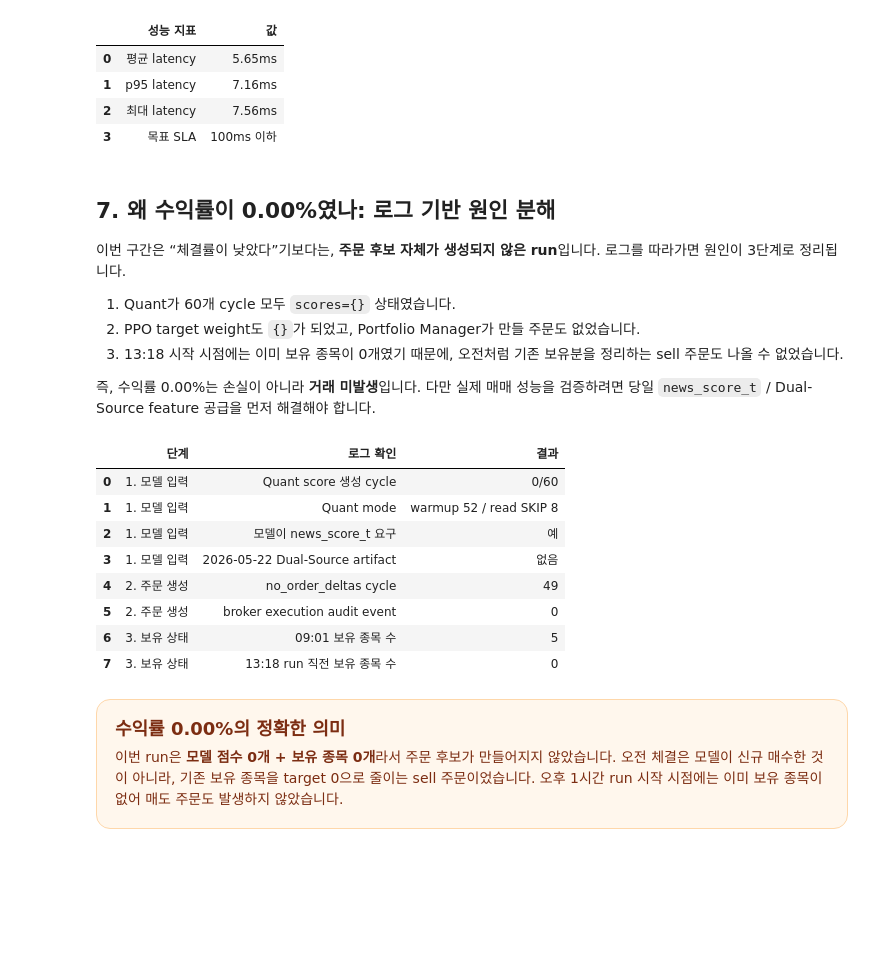
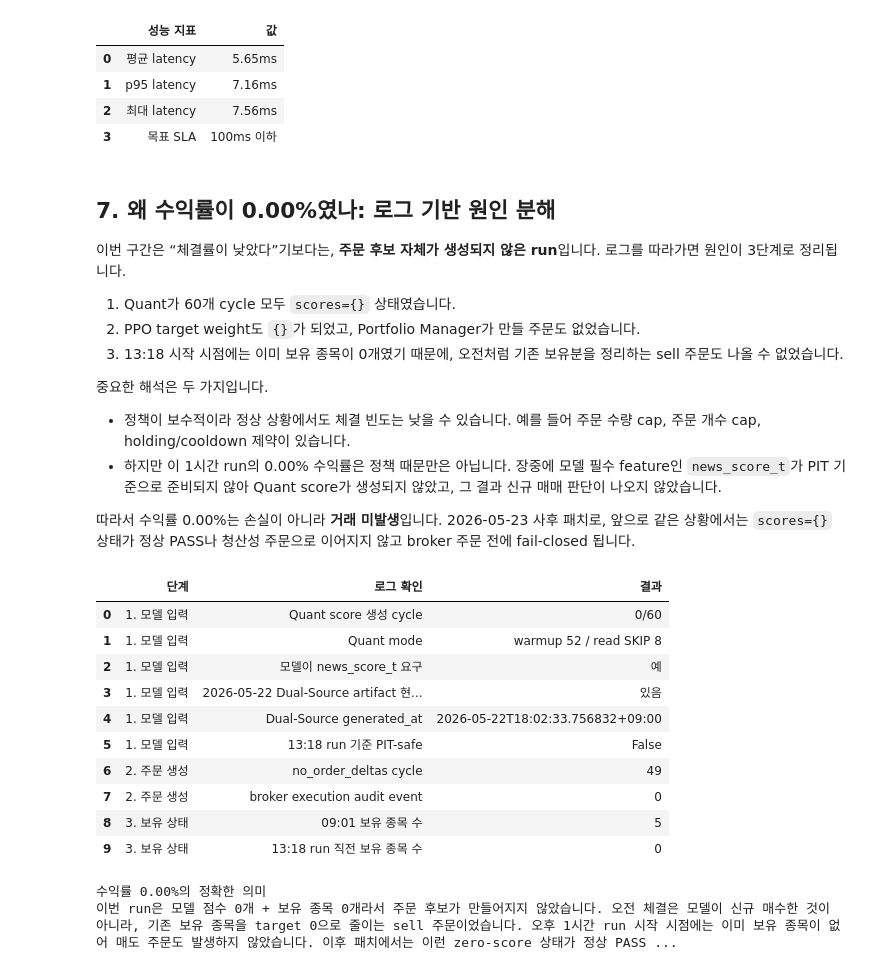
Before and after one commit to Jang1J/Flephant, a Jupyter notebook: new/docs/meetings/20260522_paper_auto_1h_customer_report.ipynb, the cells around one changed output. Saved outputs shown, nothing was run; the diff lists cells and outputs as text; code cells hidden in the pictures; blank space fills up the shorter version.

```diff
--- a/new/docs/meetings/20260522_paper_auto_1h_customer_report.ipynb
+++ b/new/docs/meetings/20260522_paper_auto_1h_customer_report.ipynb
@@ -350,7 +350,12 @@ pd.DataFrame([
 2. PPO target weight도 `{}`가 되었고, Portfolio Manager가 만들 주문도 없었습니다.
 3. 13:18 시작 시점에는 이미 보유 종목이 0개였기 때문에, 오전처럼 기존 보유분을 정리하는 sell 주문도 나올 수 없었습니다.
 
-즉, 수익률 0.00%는 손실이 아니라 **거래 미발생**입니다. 다만 실제 매매 성능을 검증하려면 당일 `news_score_t` / Dual-Source feature 공급을 먼저 해결해야 합니다.
+중요한 해석은 두 가지입니다.
+
+- 정책이 보수적이라 정상 상황에서도 체결 빈도는 낮을 수 있습니다. 예를 들어 주문 수량 cap, 주문 개수 cap, holding/cooldown 제약이 있습니다.
+- 하지만 이 1시간 run의 0.00% 수익률은 정책 때문만은 아닙니다. 장중에 모델 필수 feature인 `news_score_t`가 PIT 기준으로 준비되지 않아 Quant score가 생성되지 않았고, 그 결과 신규 매매 판단이 나오지 않았습니다.
+
+따라서 수익률 0.00%는 손실이 아니라 **거래 미발생**입니다. 2026-05-23 사후 패치로, 앞으로 같은 상황에서는 `scores={}` 상태가 정상 PASS나 청산성 주문으로 이어지지 않고 broker 주문 전에 fail-closed 됩니다.
 # %%
 from datetime import datetime
 
@@ -367,6 +372,14 @@ pre_run_position_count = pre_run_balance['stages']['balance'].get('position_coun
 morning_position_count = morning_balance['stages']['balance'].get('position_count')
 nonempty_score_cycles = int((cycle_df['score_count'] > 0).sum())
 no_order_cycles = int((cycle_df['reason'] == 'no_order_deltas').sum())
+
+today_ds_generated_at = None
+today_ds_pit_safe_for_run = False
+if today_dual_source.exists():
+    today_ds = read_json(today_dual_source)
+    today_ds_generated_at = today_ds.get('generated_at') or today_ds.get('snapshot_ts')
+    if today_ds_generated_at:
+        today_ds_pit_safe_for_run = pd.Timestamp(today_ds_generated_at) <= pd.Timestamp('2026-05-22T13:18:00+09:00')
 
 # execution audit에서도 13:18~14:45 KST 사이 broker 제출 이벤트가 없는지 확인합니다.
 audit_events_in_run = 0
@@ -381,41 +394,46 @@ if audit_log.exists():
             ts = pd.Timestamp(item['ts'])
             if run_start_utc <= ts <= run_end_utc:
                 audit_events_in_run += 1
 
 root_cause = pd.DataFrame([
     {'단계': '1. 모델 입력', '로그 확인': 'Quant score 생성 cycle', '결과': f'{nonempty_score_cycles}/60'},
     {'단계': '1. 모델 입력', '로그 확인': 'Quant mode', '결과': 'warmup 52 / read SKIP 8'},
     {'단계': '1. 모델 입력', '로그 확인': '모델이 news_score_t 요구', '결과': '예' if 'news_score_t' in feature_cols else '아니오'},
-    {'단계': '1. 모델 입력', '로그 확인': '2026-05-22 Dual-Source artifact', '결과': '있음' if today_dual_source.exists() else '없음'},
+    {'단계': '1. 모델 입력', '로그 확인': '2026-05-22 Dual-Source artifact 현재 존재', '결과': '있음' if today_dual_source.exists() else '없음'},
+    {'단계': '1. 모델 입력', '로그 확인': 'Dual-Source generated_at', '결과': today_ds_generated_at or '없음'},
+    {'단계': '1. 모델 입력', '로그 확인': '13:18 run 기준 PIT-safe', '결과': today_ds_pit_safe_for_run},
     {'단계': '2. 주문 생성', '로그 확인': 'no_order_deltas cycle', '결과': no_order_cycles},
     {'단계': '2. 주문 생성', '로그 확인': 'broker execution audit event', '결과': audit_events_in_run},
     {'단계': '3. 보유 상태', '로그 확인': '09:01 보유 종목 수', '결과': morning_position_count},
     {'단계': '3. 보유 상태', '로그 확인': '13:18 run 직전 보유 종목 수', '결과': pre_run_position_count},
 ])
 display(root_cause)
 
 display(HTML(f'''
 <div style="font-family:-apple-system,BlinkMacSystemFont,'Segoe UI',sans-serif; border-radius:14px; padding:18px; background:#FFF7ED; border:1px solid #FED7AA; color:#7C2D12; line-height:1.65;">
   <div style="font-weight:850; font-size:18px; margin-bottom:8px;">수익률 0.00%의 정확한 의미</div>
   <div>
     이번 run은 <b>모델 점수 0개 + 보유 종목 0개</b>라서 주문 후보가 만들어지지 않았습니다.
     오전 체결은 모델이 신규 매수한 것이 아니라, 기존 보유 종목을 target 0으로 줄이는 sell 주문이었습니다.
     오후 1시간 run 시작 시점에는 이미 보유 종목이 없어 매도 주문도 발생하지 않았습니다.
+    이후 패치에서는 이런 zero-score 상태가 정상 PASS나 청산성 주문으로 이어지지 않도록 fail-closed guard를 추가했습니다.
   </div>
 </div>
 '''))
 # %% [output]
 |  | 단계 | 로그 확인 | 결과 |
 | 0 | 1. 모델 입력 | Quant score 생성 cycle | 0/60 |
 | 1 | 1. 모델 입력 | Quant mode | warmup 52 / read SKIP 8 |
 | 2 | 1. 모델 입력 | 모델이 news_score_t 요구 | 예 |
-| 3 | 1. 모델 입력 | 2026-05-22 Dual-Source artifact | 없음 |
-| 4 | 2. 주문 생성 | no_order_deltas cycle | 49 |
-| 5 | 2. 주문 생성 | broker execution audit event | 0 |
-| 6 | 3. 보유 상태 | 09:01 보유 종목 수 | 5 |
-| 7 | 3. 보유 상태 | 13:18 run 직전 보유 종목 수 | 0 |
+| 3 | 1. 모델 입력 | 2026-05-22 Dual-Source artifact 현... | 있음 |
+| 4 | 1. 모델 입력 | Dual-Source generated_at | 2026-05-22T18:02:33.756832+09:00 |
+| 5 | 1. 모델 입력 | 13:18 run 기준 PIT-safe | False |
+| 6 | 2. 주문 생성 | no_order_deltas cycle | 49 |
+| 7 | 2. 주문 생성 | broker execution audit event | 0 |
+| 8 | 3. 보유 상태 | 09:01 보유 종목 수 | 5 |
+| 9 | 3. 보유 상태 | 13:18 run 직전 보유 종목 수 | 0 |
-수익률 0.00%의 정확한 의미
-이번 run은 모델 점수 0개 + 보유 종목 0개라서 주문 후보가 만들어지지 않았습니다. 오전 체결은 모델이 신규 매수한 것이 아니라, 기존 보유 종목을 target 0으로 줄이는 sell 주문이었습니다. 오후 1시간 run 시작 시점에는 이미 보유 종목이 없어 매도 주문도 발생하지 않았습니다.
+수익률 0.00%의 정확한 의미
+이번 run은 모델 점수 0개 + 보유 종목 0개라서 주문 후보가 만들어지지 않았습니다. 오전 체결은 모델이 신규 매수한 것이 아니라, 기존 보유 종목을 target 0으로 줄이는 sell 주문이었습니다. 오후 1시간 run 시작 시점에는 이미 보유 종목이 없어 매도 주문도 발생하지 않았습니다. 이후 패치에서는 이런 zero-score 상태가 정상 PASS ...
 # %% [markdown]
 ## 8. 최종 결론
 
```
Also changed, not shown: parts of 1 cell of this notebook, 2 other files.
